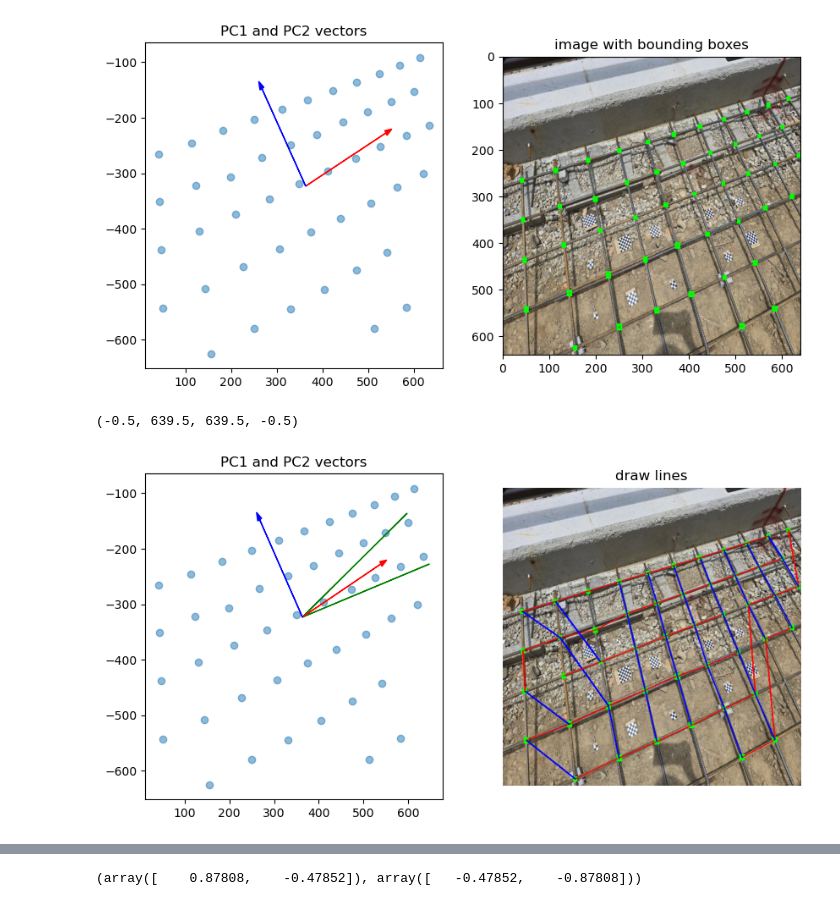
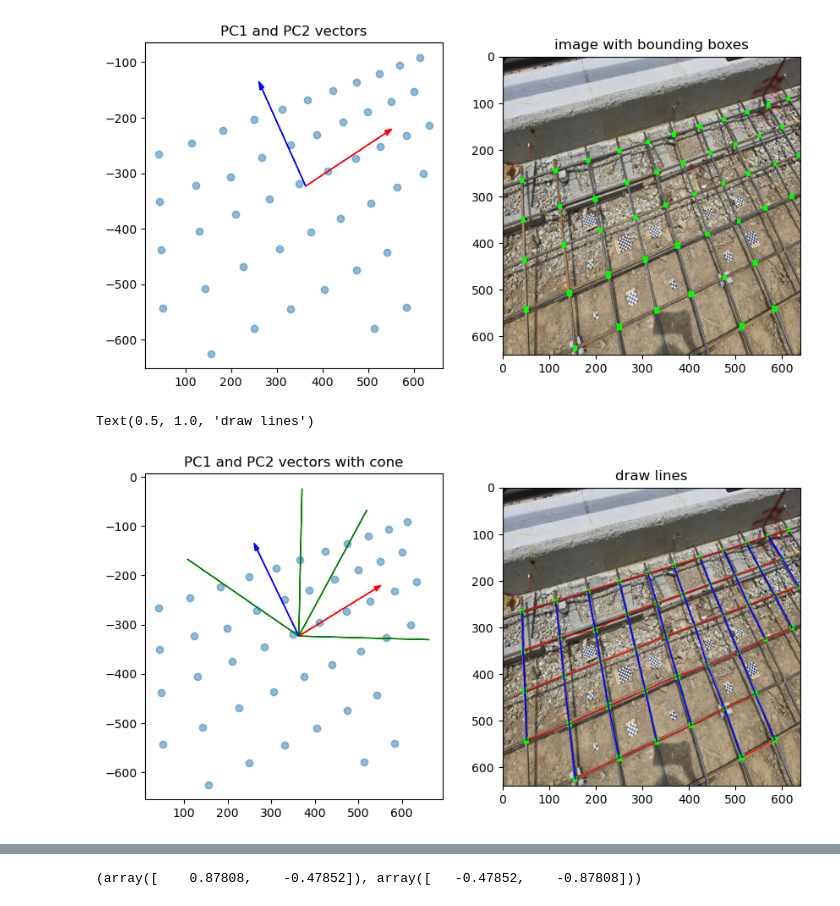
Before and after one commit to HsiaoHungKai/rebar-works, a Jupyter notebook: yolo-intersect-detection/pca_alignment.ipynb, the cells around one changed output, grey strips where cells are left out. Saved outputs shown, nothing was run; the diff lists cells and outputs as text; code cells hidden in the pictures.

```diff
--- a/yolo-intersect-detection/pca_alignment.ipynb
+++ b/yolo-intersect-detection/pca_alignment.ipynb
@@ -88,14 +86,14 @@ def get_cone_boundaries(vector, angle):
 
     Returns:
         np.array: A 2x2 matrix where:
-                 - First row: vector rotated by +angle degrees (counterclockwise)
-                 - Second row: vector rotated by -angle degrees (clockwise)
+                 - First column: vector rotated by +angle degrees (counterclockwise)
+                 - Second column: vector rotated by -angle degrees (clockwise)
 
     Example:
         >>> span = get_cone_boundaries([1, 0], 30)  # 30° rotation around horizontal vector
         >>> print(span)
-        [[    0.86603,         0.5],  # [1,0] rotated +30°
-         [    0.86603,        -0.5]]  # [1,0] rotated -30°
+        [[    0.86603,     0.86603],
+         [        0.5,        -0.5]]
     """
     # Rotate the input vector by +angle degrees (counterclockwise)
     positive_rotation = rotate(vector, angle)
@@ -105,7 +103,7 @@ def get_cone_boundaries(vector, angle):
 
     # Stack the two rotated vectors vertically to form a 2x2 matrix
     # This matrix defines the boundary vectors of the span/cone
-    return np.row_stack((positive_rotation, negative_rotation))
+    return np.column_stack((positive_rotation, negative_rotation))
 
 
 def vector_aligned_with_pc(vertex1, vertex2, principal_component, tolerance_angle) -> bool:
@@ -140,12 +138,10 @@ def vector_aligned_with_pc(vertex1, vertex2, principal_component, tolerance_angl
     except np.linalg.LinAlgError:
         return False
 # %%
+# TODO: add label to result
 result = []
 
 pc1, pc2 = Vh[0], Vh[1]
-
-connected_from_pc1 = set()
-connected_from_pc2 = set()
 
 # Find the nearest vertices in the direction of each principal component for each vertex
 for vertex in vertices:
@@ -162,56 +158,46 @@ for vertex in vertices:
             continue
 
         # search for closest vertex in PC1 direction
-        if vector_aligned_with_pc(vertex, other_vertex, pc1, 20):
-            if tuple(other_vertex) in connected_from_pc1:
-                continue
-
+        if vector_aligned_with_pc(vertex, other_vertex, pc1, 30):
             diff = np.array(other_vertex) - np.array(vertex)
             distance = np.linalg.norm(diff, ord=2)
             if distance < pc1_vertex["distance"]:
                 pc1_vertex["vertex"] = tuple(other_vertex)
                 pc1_vertex["distance"] = distance
 
         # search for closest vertex in PC2 direction
-        if vector_aligned_with_pc(vertex, other_vertex, pc2, 20):
-            if tuple(other_vertex) in connected_from_pc2:
-                continue
+        if vector_aligned_with_pc(vertex, other_vertex, pc2, 30):
 
             diff = np.array(other_vertex) - np.array(vertex)
             distance = np.linalg.norm(diff, ord=2)
             if distance < pc2_vertex["distance"]:
                 pc2_vertex["vertex"] = tuple(other_vertex)
                 pc2_vertex["distance"] = distance
 
     if pc1_vertex["vertex"] is not None:
-        #TODO: draw line from vertex to pc1_vertex["vertex"]
         draw.line([tuple(vertex), tuple(pc1_vertex["vertex"])], fill="red", width=3)
-
-        # timestamp = datetime.datetime.now().strftime("%Y%m%d_%H%M%S%f")
-        # output_path = f"debug/{timestamp}.jpg"
-        # image.save(output_path)
-
-        connected_from_pc1.add(tuple(pc1_vertex["vertex"]))
     if pc2_vertex["vertex"] is not None:
-        #TODO: draw line from vertex to pc2_vertex["vertex"]
         draw.line([tuple(vertex), tuple(pc2_vertex["vertex"])], fill="blue", width=3)
-        connected_from_pc2.add(tuple(pc2_vertex["vertex"]))
 
 
 plt.figure(figsize=(10, 5))
 plt.subplot(1,2,1)
-plt.title('PC1 and PC2 vectors')
+plt.title('PC1 and PC2 vectors with cone')
 plt.scatter(vertices[:, 0], -vertices[:, 1], alpha=0.5)
-pc1_cone1 = rotate(pc1, 10)
-pc1_cone2 = rotate(pc1, -10)
+pc1_cone1 = rotate(pc1, 30)
+pc1_cone2 = rotate(pc1, -30)
+pc2_cone1 = rotate(pc2, 30)
+pc2_cone2 = rotate(pc2, -30)
 plt.arrow(mean[0], -mean[1], pc1_cone1[0] * 300, -pc1_cone1[1] * 300, color='g')
 plt.arrow(mean[0], -mean[1], pc1_cone2[0] * 300, -pc1_cone2[1] * 300, color='g')
+plt.arrow(mean[0], -mean[1], pc2_cone1[0] * 300, -pc2_cone1[1] * 300, color='g')
+plt.arrow(mean[0], -mean[1], pc2_cone2[0] * 300, -pc2_cone2[1] * 300, color='g')
 plt.arrow(mean[0], -mean[1], pc1[0] * 200, -pc1[1] * 200, color='r', head_width=10)
 plt.arrow(mean[0], -mean[1], pc2[0] * 200, -pc2[1] * 200, color='b', head_width=10)
 plt.subplot(1,2,2)
 plt.imshow(image)
 plt.title("draw lines")
-plt.axis('off')
+# plt.axis('off')
 # %% [output]
-(-0.5, 639.5, 639.5, -0.5)
+Text(0.5, 1.0, 'draw lines')
-[figure, old version]
+[figure, new version]
```
Also changed, not shown: parts of 2 cells of this notebook.
